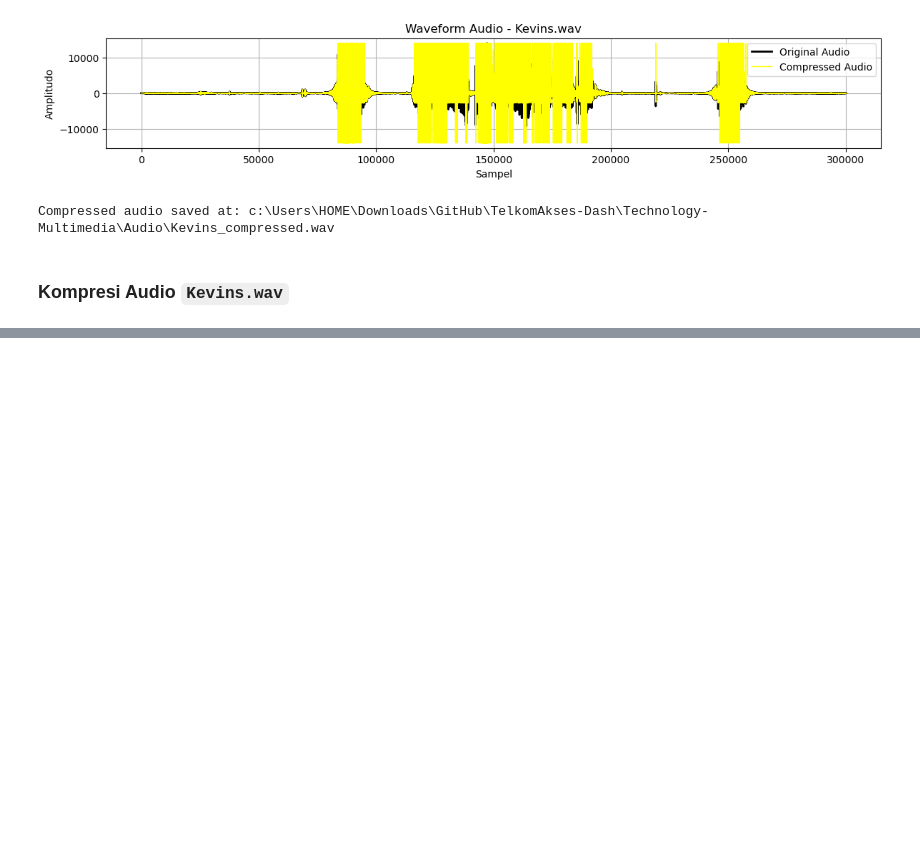
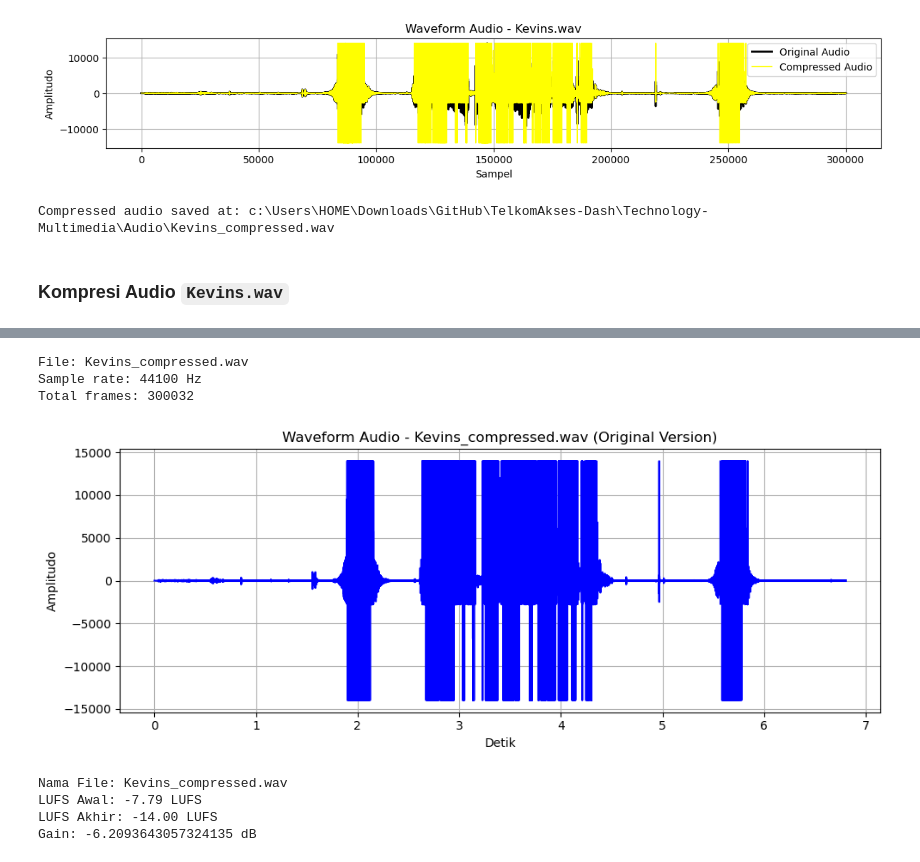
Before and after one commit to kevinsimorangkir21/Digital-Signal-Processing, a Jupyter notebook: 121140150_HO 1.ipynb, the cells around one changed output, grey strips where cells are left out. Cells and saved outputs as stored; diff of their text form; code cells hidden in the pictures; blank space fills up the shorter version.

```diff
--- a/121140150_HO 1.ipynb
+++ b/121140150_HO 1.ipynb
@@ -826,0 +827,29 @@ ModuleNotFoundError: No module named 'pyloudnorm'
+# %%
+with wave.open(file_kompress, "rb") as audio_wave:  # Open compressed audio file
+    audio_width = audio_wave.getsampwidth()  # Get sample width
+    audio_sample = audio_wave.getnframes()  # Get number of frames
+    audio_frames = audio_wave.readframes(audio_sample)  # Read audio frames
+    file_data = np.frombuffer(audio_frames, dtype="int16")  # Convert frames to numpy array
+    sample_rate = audio_wave.getframerate()  # Get sample rate
+    channels = audio_wave.getnchannels()  # Get number of channels
+# %%
+print(f"File: {os.path.basename(file_kompress)}")
+print(f"Sample rate: {sample_rate} Hz")  # Display sample rate
+print(f"Total frames: {audio_sample}")  # Display number of frames
+# %% [output]
+File: Kevins_compressed.wav
+Sample rate: 44100 Hz
+Total frames: 300032
+# %%
+sumbu_waktu = np.linspace(0, audio_sample / sample_rate, audio_sample)  # Get time axis
+
+plt.figure(figsize=(10, 4))  # Create plot
+plt.plot(sumbu_waktu, compressed_audio, color="blue")  # Plot audio data
+plt.title(f"Waveform Audio - {os.path.basename(file_kompress)} (Original Version)")  # Title plot
+plt.xlabel("Detik")  # Label x
+plt.ylabel("Amplitudo")  # Label y
+plt.grid()  # Add grid
+plt.tight_layout()  # Plot rapi
+plt.show()  # Menampilkan plot
+# %% [output]
+[figure, added]
@@ -826,0 +866,10 @@ ModuleNotFoundError: No module named 'pyloudnorm'
+# %%
+print(f"Nama File: {os.path.basename(file_kompress)}")  # Print the file name
+print(f"LUFS Awal: {lufs_awal:.2f} LUFS")  # Print the initial loudness
+print(f"LUFS Akhir: {lufs_akhir:.2f} LUFS")  # Print the target loudness
+print(f"Gain: {gain} dB")  # Print the gain
+# %% [output]
+Nama File: Kevins_compressed.wav
+LUFS Awal: -7.79 LUFS
+LUFS Akhir: -14.00 LUFS
+Gain: -6.2093643057324135 dB
```
Also changed, not shown: parts of 4 cells of this notebook.
